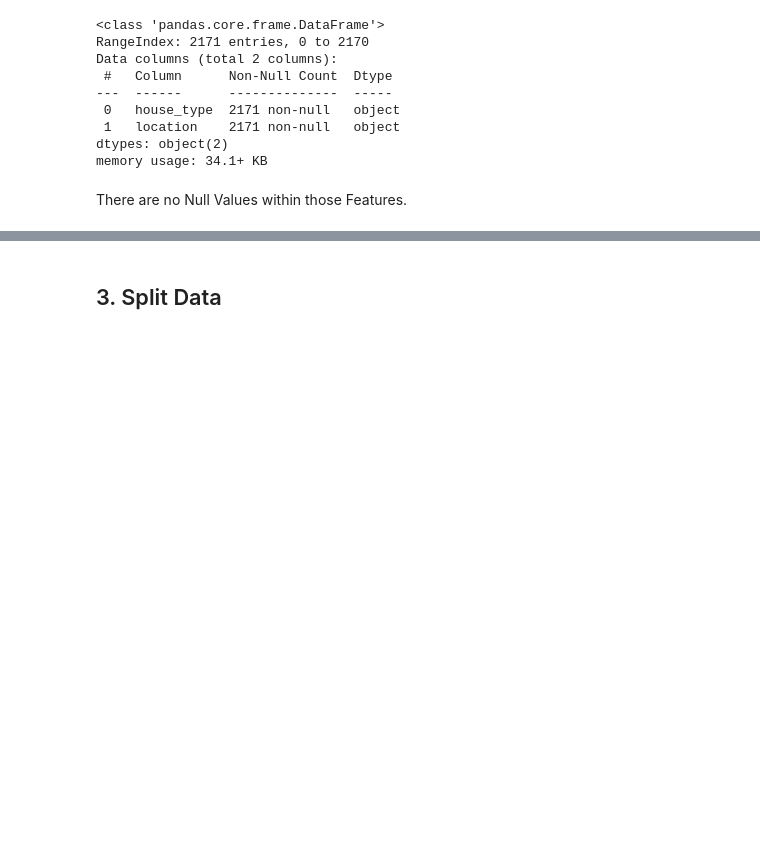
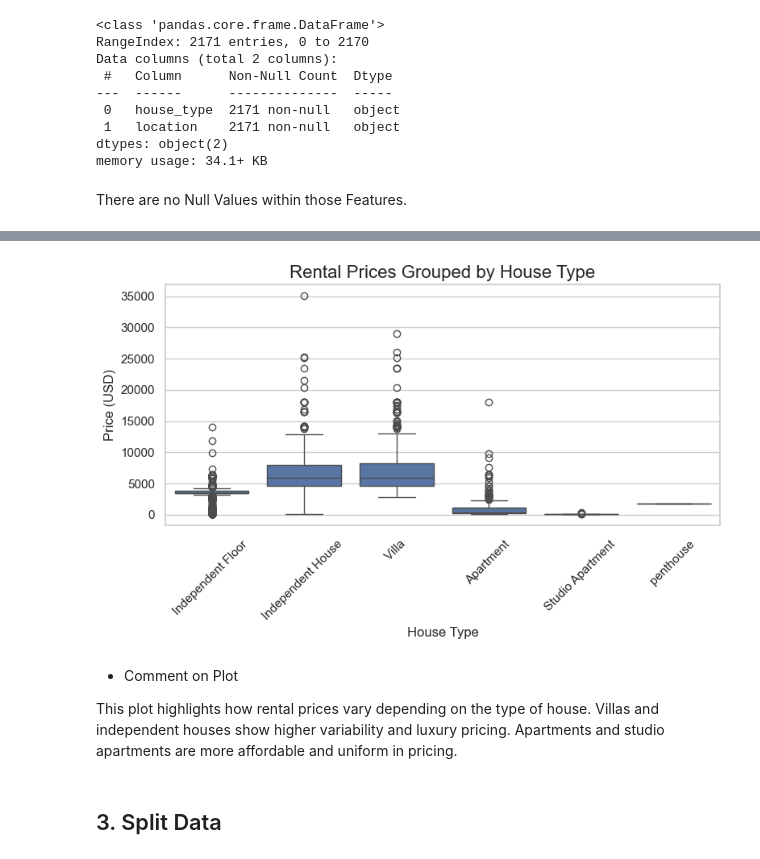
Before and after one commit to dumisanimukuchura/Dehli-Indian-Housing-Analysis-Part-4-Predict-Price-with-Location-Name-and-with-House-Type, a Jupyter notebook: notebook/Dehli-Indian-Housing-Analysis-Part-4-Predict-Price-with-Location-Name-and-with-House-Type.ipynb, the cells around one changed output, grey strips where cells are left out. Cells and saved outputs as stored; diff of their text form; code cells hidden in the pictures; blank space fills up the shorter version.

```diff
--- a/notebook/Dehli-Indian-Housing-Analysis-Part-4-Predict-Price-with-Location-Name-and-with-House-Type.ipynb
+++ b/notebook/Dehli-Indian-Housing-Analysis-Part-4-Predict-Price-with-Location-Name-and-with-House-Type.ipynb
@@ -126,3 +158,19 @@ There are no Null Values within those Features.
+# %%
+# Analyze and visualize rental prices grouped by 'house_type'
+plt.figure(figsize=(8, 5))
+sns.boxplot(data=housing_df, x='house_type', y='price_approx_usd')
+plt.title('Rental Prices Grouped by House Type', fontsize=16)
+plt.xlabel('House Type', fontsize=12)
+plt.ylabel('Price (USD)', fontsize=12)
+plt.xticks(rotation=45)
+plt.tight_layout()
+plt.show()
+# %% [output]
+[figure, added]
+# %% [markdown]
+- Comment on Plot
+
+This plot highlights how rental prices vary depending on the type of house. Villas and independent houses show higher variability and luxury pricing. Apartments and studio apartments are more affordable and uniform in pricing.
 # %% [markdown]
 ## 3. Split Data
 # %% [markdown]
```
Also changed, not shown: parts of 3 cells of this notebook, 1 other file.
